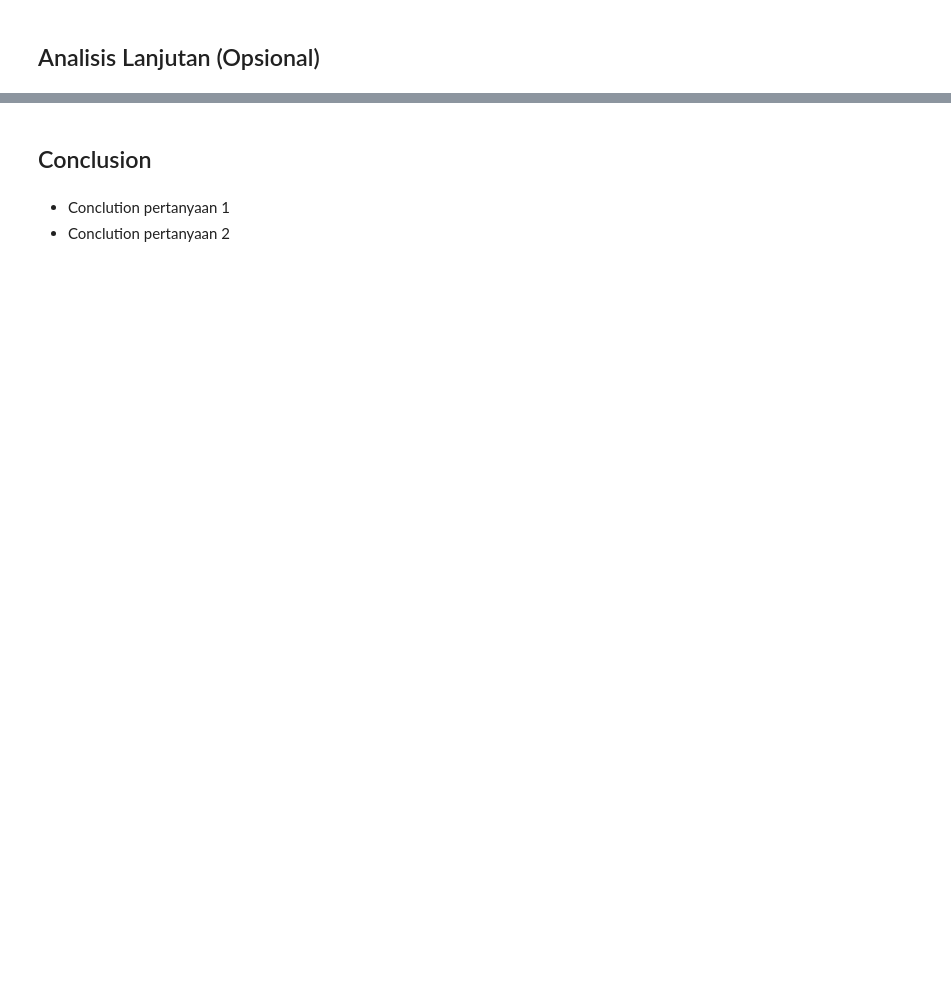
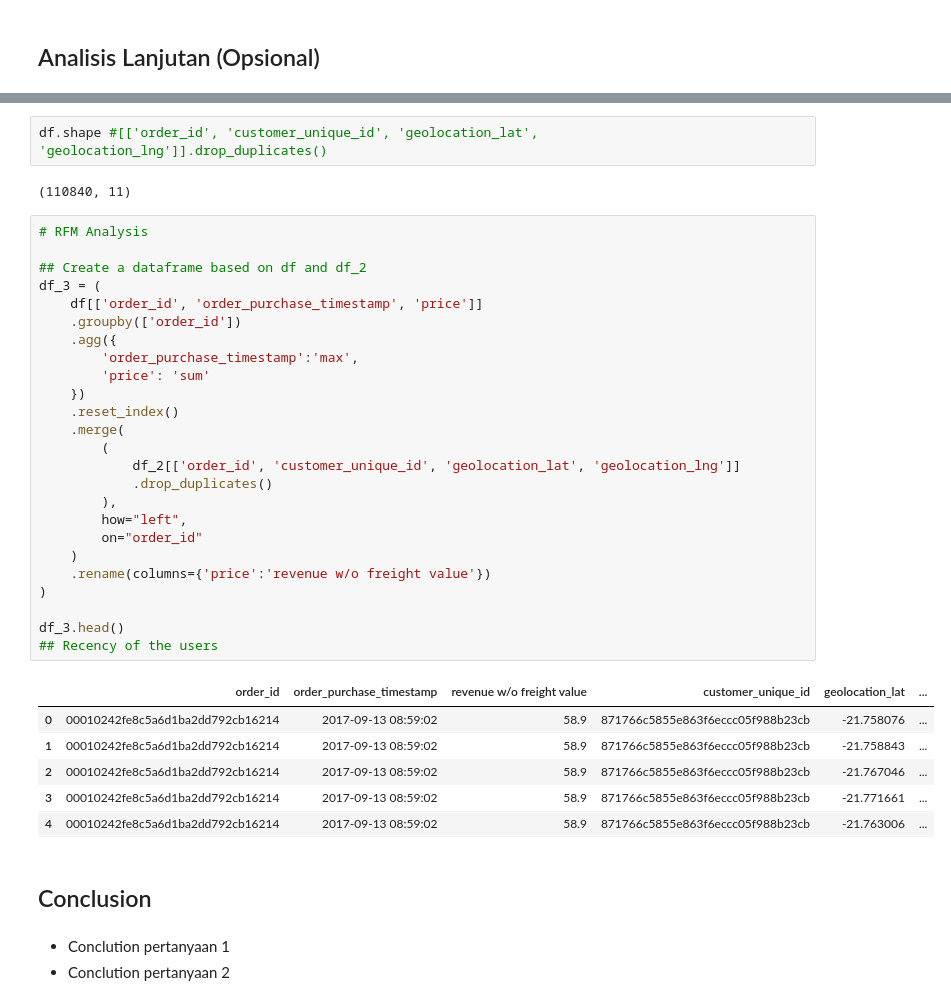
Before and after one commit to nairkivm/e-commerce-public-data-project, a Jupyter notebook: Proyek_Analisis_Data.ipynb, the cells around one changed output, grey strips where cells are left out. Saved outputs shown, nothing was run; the diff lists cells and outputs as text; blank space fills up the shorter version.

```diff
--- a/Proyek_Analisis_Data.ipynb
+++ b/Proyek_Analisis_Data.ipynb
@@ -402,3 +624,39 @@ Data Assessment for 'sellers':
+# %%
+df.shape #[['order_id', 'customer_unique_id', 'geolocation_lat', 'geolocation_lng']].drop_duplicates()
+# %% [output]
+(110840, 11)
+# %%
+# RFM Analysis
+
+## Create a dataframe based on df and df_2
+df_3 = (
+    df[['order_id', 'order_purchase_timestamp', 'price']]
+    .groupby(['order_id'])
+    .agg({
+        'order_purchase_timestamp':'max',
+        'price': 'sum'
+    })
+    .reset_index()
+    .merge(
+        (
+            df_2[['order_id', 'customer_unique_id', 'geolocation_lat', 'geolocation_lng']]
+            .drop_duplicates()
+        ),
+        how="left",
+        on="order_id"
+    )
+    .rename(columns={'price':'revenue w/o freight value'})
+)
+
+df_3.head()
+## Recency of the users
+# %% [output]
+|  | order_id | order_purchase_timestamp | revenue w/o freight value | customer_unique_id | geolocation_lat | ... |
+| 0 | 00010242fe8c5a6d1ba2dd792cb16214 | 2017-09-13 08:59:02 | 58.9 | 871766c5855e863f6eccc05f988b23cb | -21.758076 | ... |
+| 1 | 00010242fe8c5a6d1ba2dd792cb16214 | 2017-09-13 08:59:02 | 58.9 | 871766c5855e863f6eccc05f988b23cb | -21.758843 | ... |
+| 2 | 00010242fe8c5a6d1ba2dd792cb16214 | 2017-09-13 08:59:02 | 58.9 | 871766c5855e863f6eccc05f988b23cb | -21.767046 | ... |
+| 3 | 00010242fe8c5a6d1ba2dd792cb16214 | 2017-09-13 08:59:02 | 58.9 | 871766c5855e863f6eccc05f988b23cb | -21.771661 | ... |
+| 4 | 00010242fe8c5a6d1ba2dd792cb16214 | 2017-09-13 08:59:02 | 58.9 | 871766c5855e863f6eccc05f988b23cb | -21.763006 | ... |
 # %% [markdown]
 ## Conclusion
 # %% [markdown]
```
Also changed, not shown: parts of 21 cells of this notebook.
